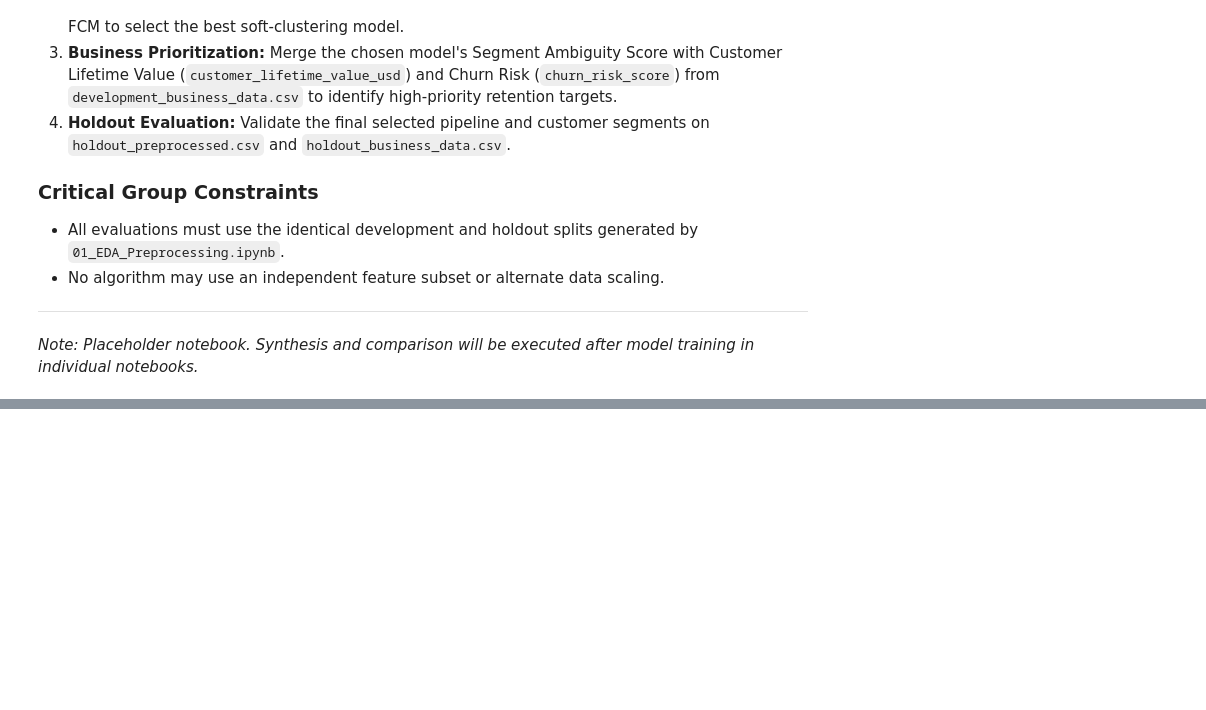
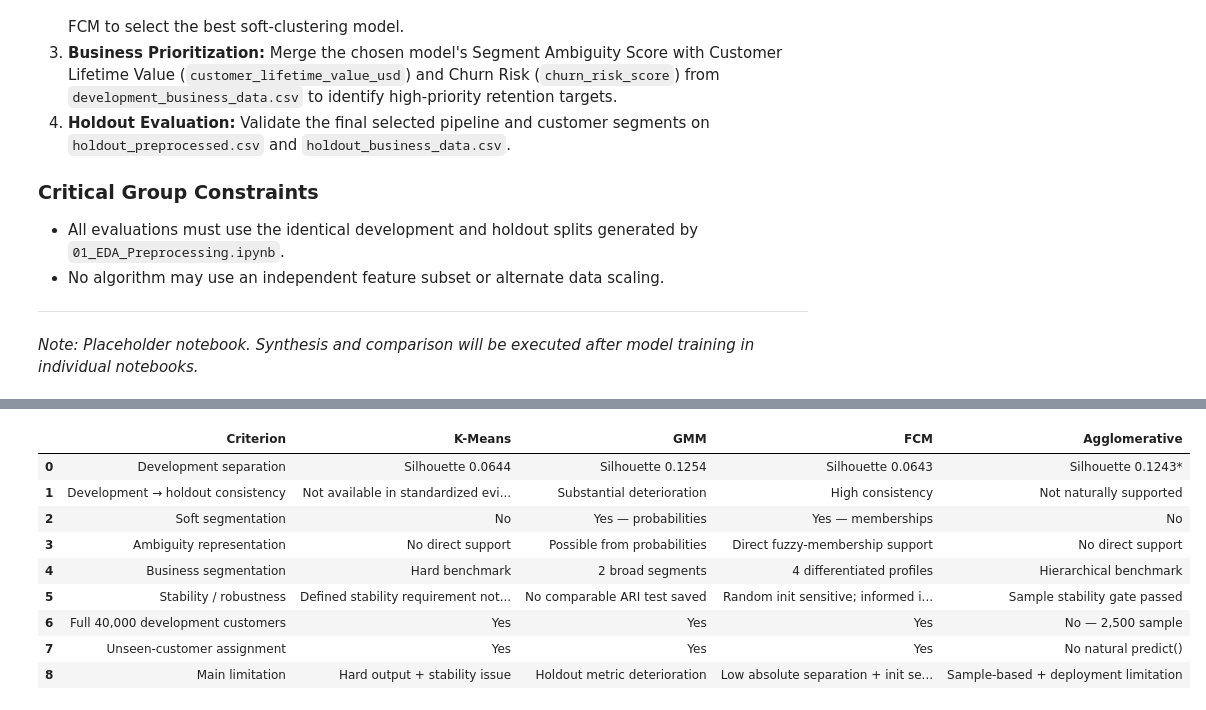
Before and after one commit to ashi00112/soft-ecommerce-customer-segmentation, a Jupyter notebook: notebooks/06_Model_Comparison.ipynb, the cells around one changed output, grey strips where cells are left out. Cells and saved outputs as stored; diff of their text form; code cells hidden in the pictures; blank space fills up the shorter version.

Commit message:
Complete model comparison and final FCM selection

```diff
--- a/notebooks/06_Model_Comparison.ipynb
+++ b/notebooks/06_Model_Comparison.ipynb
@@ -42,0 +1841,76 @@ print("Processed data dir:", PROCESSED_DATA_DIR)
+# %%
+# ============================================================
+# Cell 22 — Final Model Selection Evidence
+# ============================================================
+
+final_selection_evidence = pd.DataFrame([
+    {
+        "Criterion": "Development separation",
+        "K-Means": "Silhouette 0.0644",
+        "GMM": "Silhouette 0.1254",
+        "FCM": "Silhouette 0.0643",
+        "Agglomerative": "Silhouette 0.1243*"
+    },
+    {
+        "Criterion": "Development → holdout consistency",
+        "K-Means": "Not available in standardized evidence",
+        "GMM": "Substantial deterioration",
+        "FCM": "High consistency",
+        "Agglomerative": "Not naturally supported"
+    },
+    {
+        "Criterion": "Soft segmentation",
+        "K-Means": "No",
+        "GMM": "Yes — probabilities",
+        "FCM": "Yes — memberships",
+        "Agglomerative": "No"
+    },
+    {
+        "Criterion": "Ambiguity representation",
+        "K-Means": "No direct support",
+        "GMM": "Possible from probabilities",
+        "FCM": "Direct fuzzy-membership support",
+        "Agglomerative": "No direct support"
+    },
+    {
+        "Criterion": "Business segmentation",
+        "K-Means": "Hard benchmark",
+        "GMM": "2 broad segments",
+        "FCM": "4 differentiated profiles",
+        "Agglomerative": "Hierarchical benchmark"
+    },
+    {
+        "Criterion": "Stability / robustness",
+        "K-Means": "Defined stability requirement not satisfied",
+        "GMM": "No comparable ARI test saved",
+        "FCM": "Random init sensitive; informed init locally robust",
+        "Agglomerative": "Sample stability gate passed"
+    },
+    {
+        "Criterion": "Full 40,000 development customers",
+        "K-Means": "Yes",
+        "GMM": "Yes",
+        "FCM": "Yes",
+        "Agglomerative": "No — 2,500 sample"
+    },
+    {
+        "Criterion": "Unseen-customer assignment",
+        "K-Means": "Yes",
+        "GMM": "Yes",
+        "FCM": "Yes",
+        "Agglomerative": "No natural predict()"
+    },
+    {
+        "Criterion": "Main limitation",
+        "K-Means": "Hard output + stability issue",
+        "GMM": "Holdout metric deterioration",
+        "FCM": "Low absolute separation + init sensitivity",
+        "Agglomerative": "Sample-based + deployment limitation"
+    }
+])
+
+print("FINAL MODEL-SELECTION EVIDENCE")
+print("=" * 110)
+
+ipy_display(final_selection_evidence)
+# %% [output]
@@ -42,0 +1919,10 @@ print("Processed data dir:", PROCESSED_DATA_DIR)
+|  | Criterion | K-Means | GMM | FCM | Agglomerative |
+| 0 | Development separation | Silhouette 0.0644 | Silhouette 0.1254 | Silhouette 0.0643 | Silhouette 0.1243* |
+| 1 | Development → holdout consistency | Not available in standardized evi... | Substantial deterioration | High consistency | Not naturally supported |
+| 2 | Soft segmentation | No | Yes — probabilities | Yes — memberships | No |
+| 3 | Ambiguity representation | No direct support | Possible from probabilities | Direct fuzzy-membership support | No direct support |
+| 4 | Business segmentation | Hard benchmark | 2 broad segments | 4 differentiated profiles | Hierarchical benchmark |
+| 5 | Stability / robustness | Defined stability requirement not... | No comparable ARI test saved | Random init sensitive; informed i... | Sample stability gate passed |
+| 6 | Full 40,000 development customers | Yes | Yes | Yes | No — 2,500 sample |
+| 7 | Unseen-customer assignment | Yes | Yes | Yes | No natural predict() |
+| 8 | Main limitation | Hard output + stability issue | Holdout metric deterioration | Low absolute separation + init se... | Sample-based + deployment limitation |
```
Also changed, not shown: parts of 24 cells of this notebook, 2 other files.
